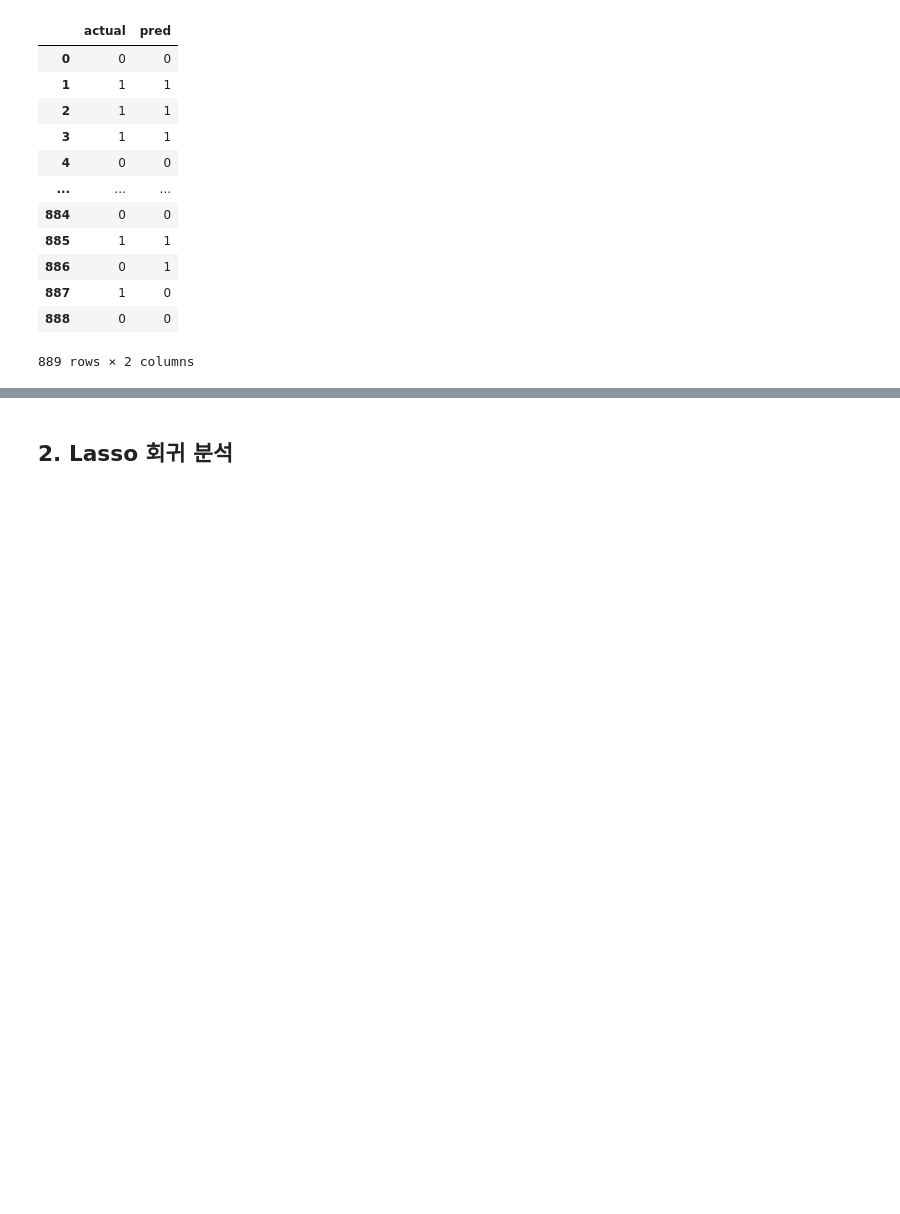
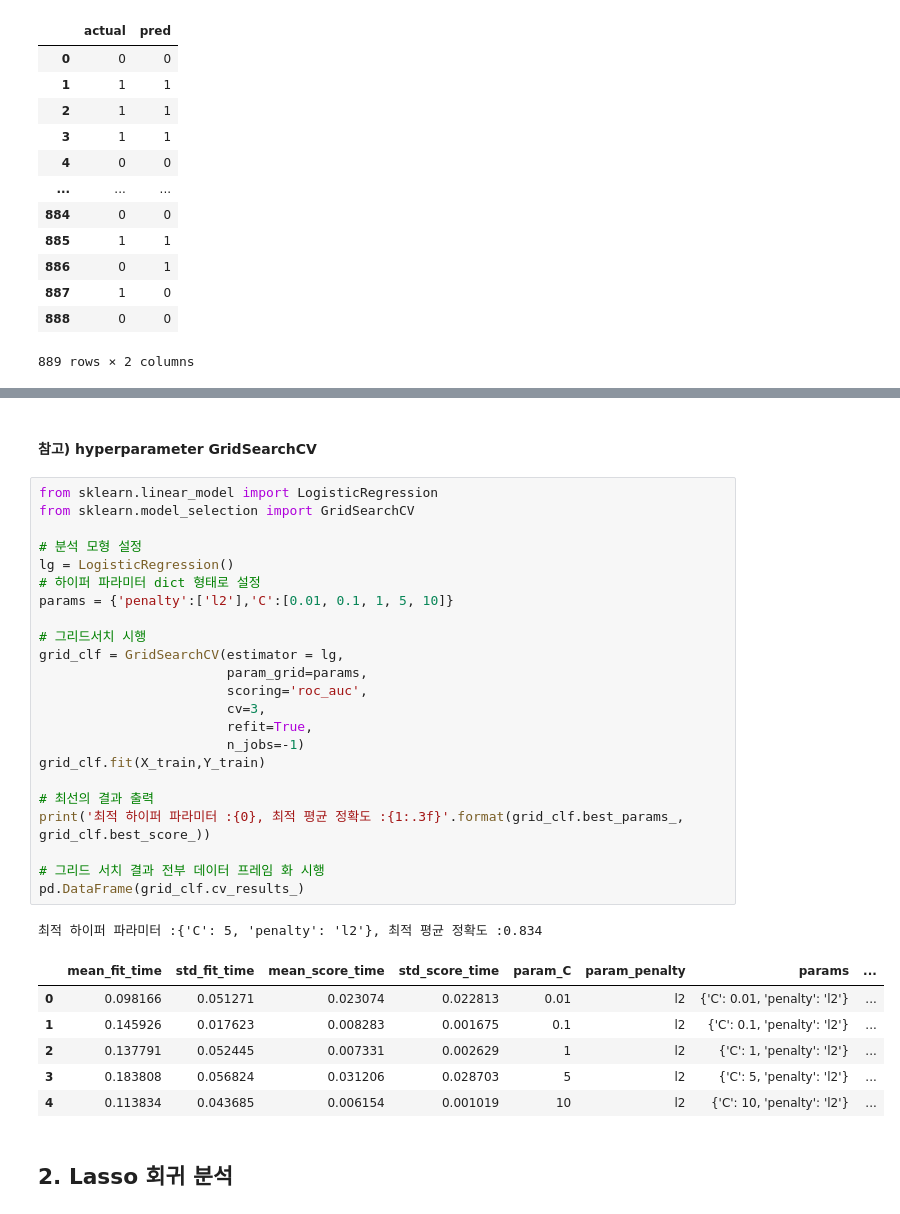
Before and after one commit to freejyb/fin_stats, a Jupyter notebook: 08 regression.ipynb, the cells around one changed output, grey strips where cells are left out. Cells and saved outputs as stored; diff of their text form; blank space fills up the shorter version.

Commit message:
GridSearchCV (하이퍼파라미터 추가)

```diff
--- a/08 regression.ipynb
+++ b/08 regression.ipynb
@@ -562,3 +576,36 @@ weighted avg       0.70      0.47      0.39       889
+# %% [markdown]
+#### 참고) hyperparameter GridSearchCV
+# %%
+from sklearn.linear_model import LogisticRegression
+from sklearn.model_selection import GridSearchCV
+
+# 분석 모형 설정
+lg = LogisticRegression()
+# 하이퍼 파라미터 dict 형태로 설정
+params = {'penalty':['l2'],'C':[0.01, 0.1, 1, 5, 10]}
+
+# 그리드서치 시행
+grid_clf = GridSearchCV(estimator = lg,
+                        param_grid=params,
+                        scoring='roc_auc',
+                        cv=3,
+                        refit=True,
+                        n_jobs=-1)
+grid_clf.fit(X_train,Y_train)
+
+# 최선의 결과 출력
+print('최적 하이퍼 파라미터 :{0}, 최적 평균 정확도 :{1:.3f}'.format(grid_clf.best_params_, grid_clf.best_score_))
+
+# 그리드 서치 결과 전부 데이터 프레임 화 시행
+pd.DataFrame(grid_clf.cv_results_)
+# %% [output]
+최적 하이퍼 파라미터 :{'C': 5, 'penalty': 'l2'}, 최적 평균 정확도 :0.834
+|  | mean_fit_time | std_fit_time | mean_score_time | std_score_time | param_C | param_penalty | params | ... |
+| 0 | 0.098166 | 0.051271 | 0.023074 | 0.022813 | 0.01 | l2 | {'C': 0.01, 'penalty': 'l2'} | ... |
+| 1 | 0.145926 | 0.017623 | 0.008283 | 0.001675 | 0.1 | l2 | {'C': 0.1, 'penalty': 'l2'} | ... |
+| 2 | 0.137791 | 0.052445 | 0.007331 | 0.002629 | 1 | l2 | {'C': 1, 'penalty': 'l2'} | ... |
+| 3 | 0.183808 | 0.056824 | 0.031206 | 0.028703 | 5 | l2 | {'C': 5, 'penalty': 'l2'} | ... |
+| 4 | 0.113834 | 0.043685 | 0.006154 | 0.001019 | 10 | l2 | {'C': 10, 'penalty': 'l2'} | ... |
 # %% [markdown]
 ## 2. Lasso 회귀 분석
 # %% [markdown]
```
Also changed, not shown: parts of 8 cells of this notebook.
